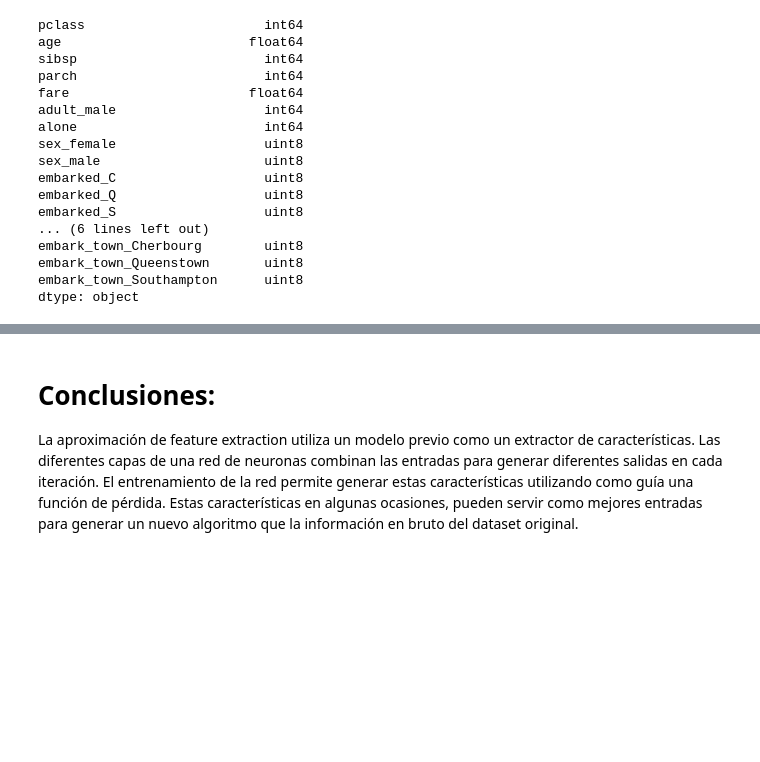
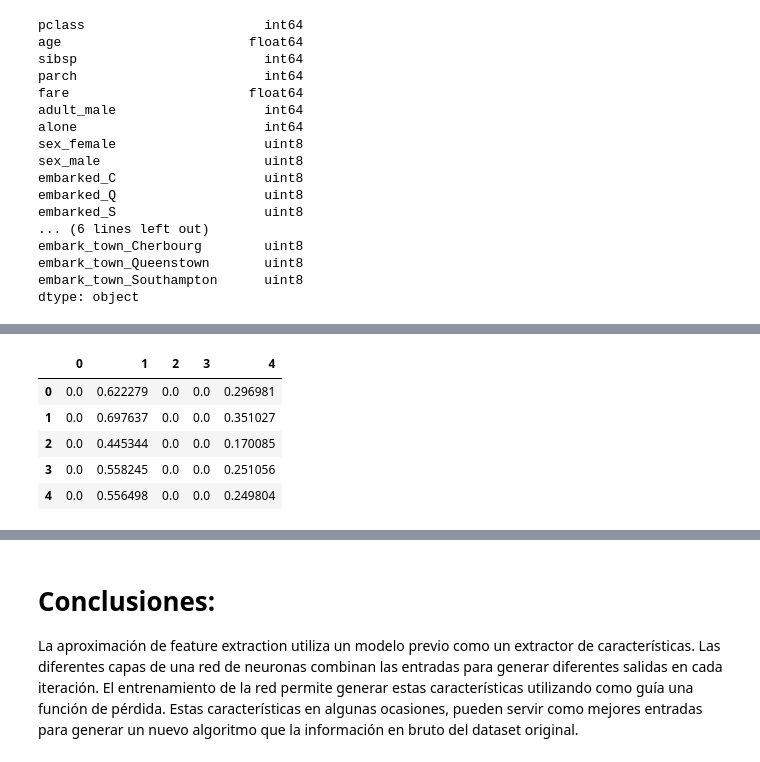
Before and after one commit to CuadraAlconero/IDAL_IA3_CuadraAlconero, a Jupyter notebook: Transfer_Learning.ipynb, the cells around one changed output, grey strips where cells are left out. Cells and saved outputs as stored; diff of their text form; code cells hidden in the pictures; blank space fills up the shorter version.

```diff
--- a/Transfer_Learning.ipynb
+++ b/Transfer_Learning.ipynb
@@ -320,0 +387,9 @@ Epoch 20/20
+# %%
+features_02.head(5)
+# %% [output]
+|  | 0 | 1 | 2 | 3 | 4 |
+| 0 | 0.0 | 0.622279 | 0.0 | 0.0 | 0.296981 |
+| 1 | 0.0 | 0.697637 | 0.0 | 0.0 | 0.351027 |
+| 2 | 0.0 | 0.445344 | 0.0 | 0.0 | 0.170085 |
+| 3 | 0.0 | 0.558245 | 0.0 | 0.0 | 0.251056 |
+| 4 | 0.0 | 0.556498 | 0.0 | 0.0 | 0.249804 |
```
Also changed, not shown: parts of 15 cells of this notebook.
